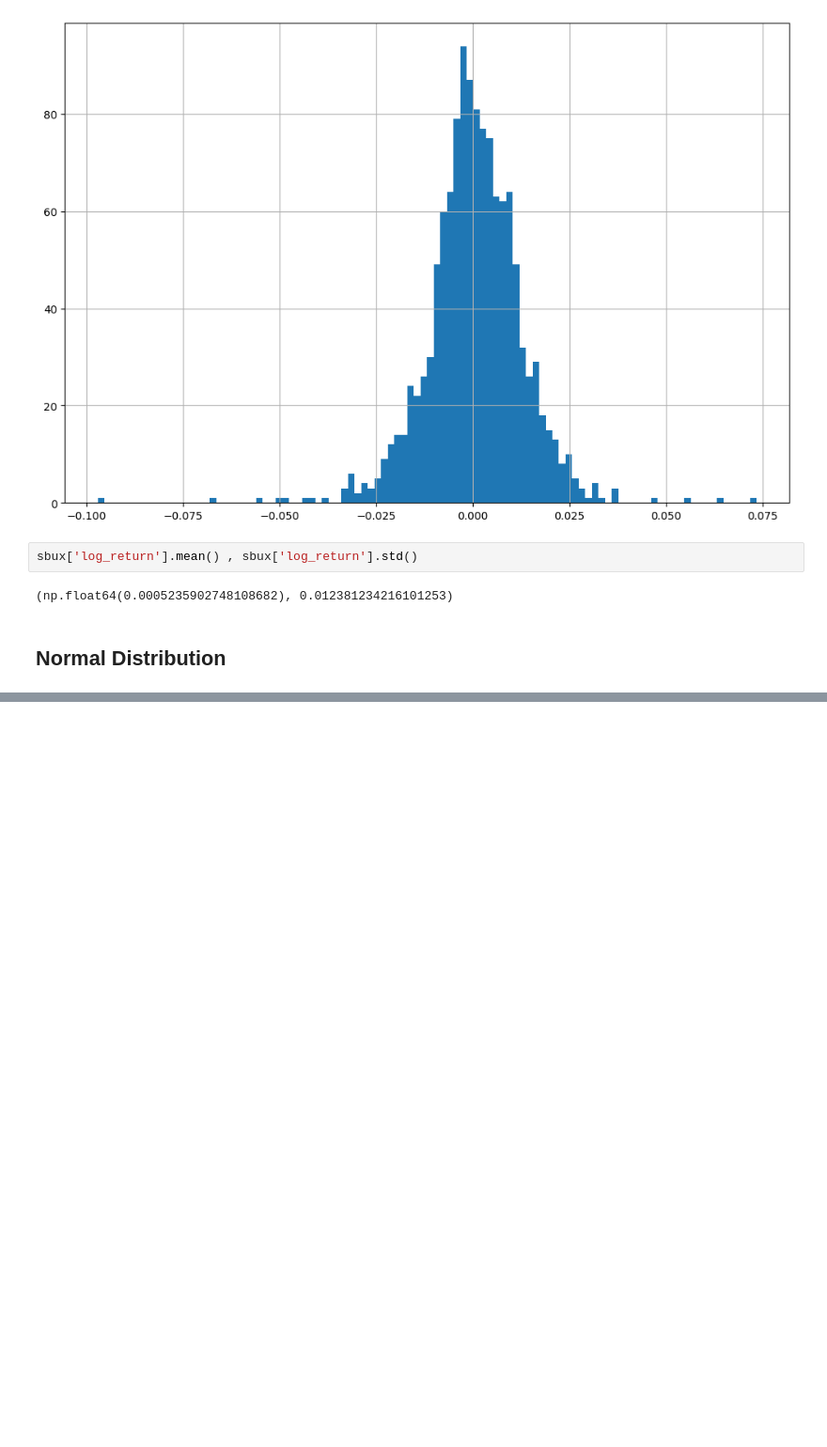
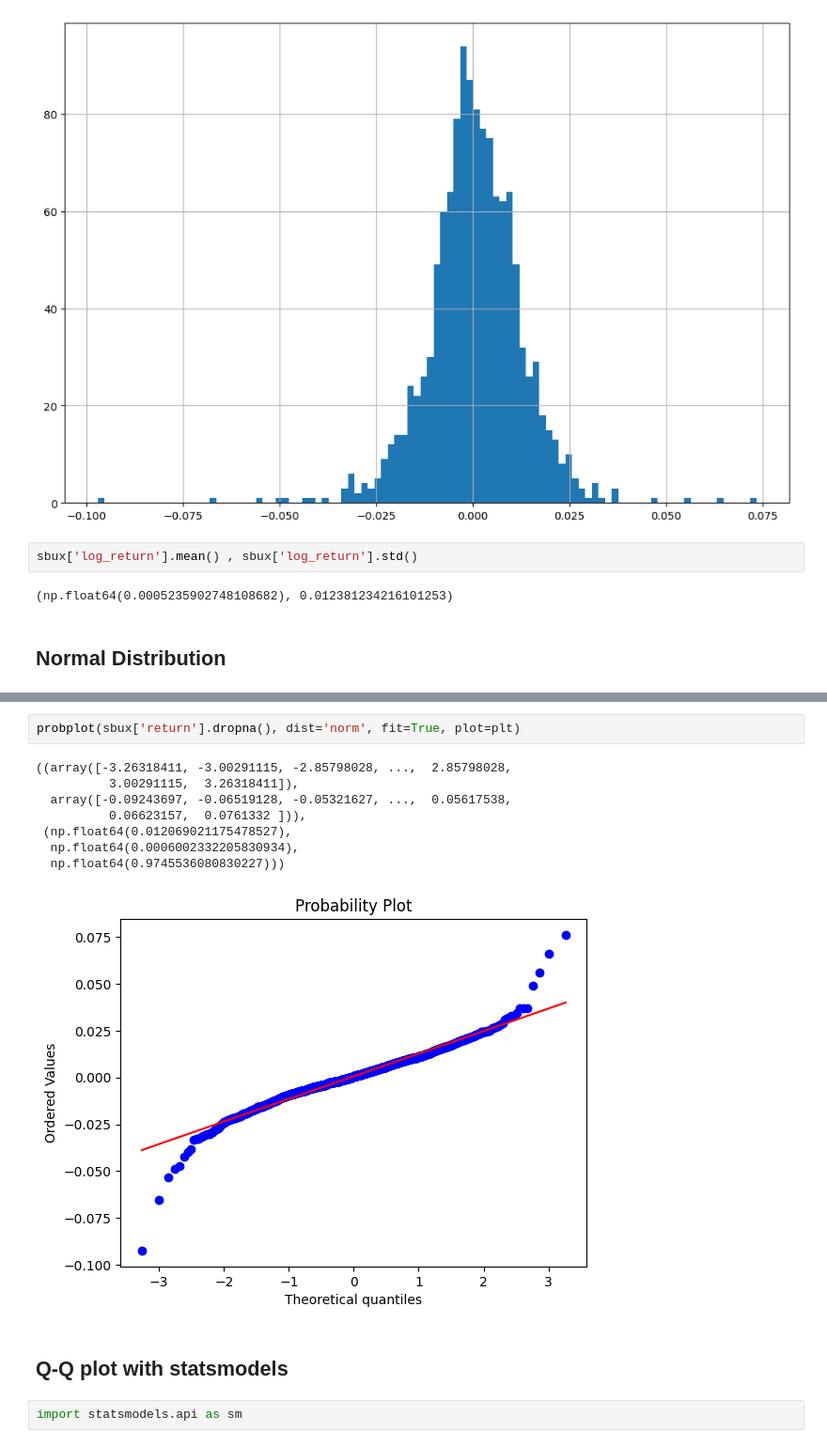
Before and after one commit to RANJEETH-RIKKALA/FINANCIAL_ENGINEERING_WITH_AI, a Jupyter notebook: Financial_Data_Statistics.ipynb, the cells around one changed output, grey strips where cells are left out. Shown at 94% size. Cells and saved outputs as stored; diff of their text form; blank space fills up the shorter version.

```diff
--- a/Financial_Data_Statistics.ipynb
+++ b/Financial_Data_Statistics.ipynb
@@ -99,0 +111,15 @@ sbux['log_return'].mean() , sbux['log_return'].std()
+# %%
+probplot(sbux['return'].dropna(), dist='norm', fit=True, plot=plt)
+# %% [output]
+((array([-3.26318411, -3.00291115, -2.85798028, ...,  2.85798028,
+          3.00291115,  3.26318411]),
+  array([-0.09243697, -0.06519128, -0.05321627, ...,  0.05617538,
+          0.06623157,  0.0761332 ])),
+ (np.float64(0.012069021175478527),
+  np.float64(0.0006002332205830934),
+  np.float64(0.9745536080830227)))
+[figure, added]
+# %% [markdown]
+## Q-Q plot with statsmodels
+# %%
+import statsmodels.api as sm
```
Also changed, not shown: parts of 21 cells of this notebook.
